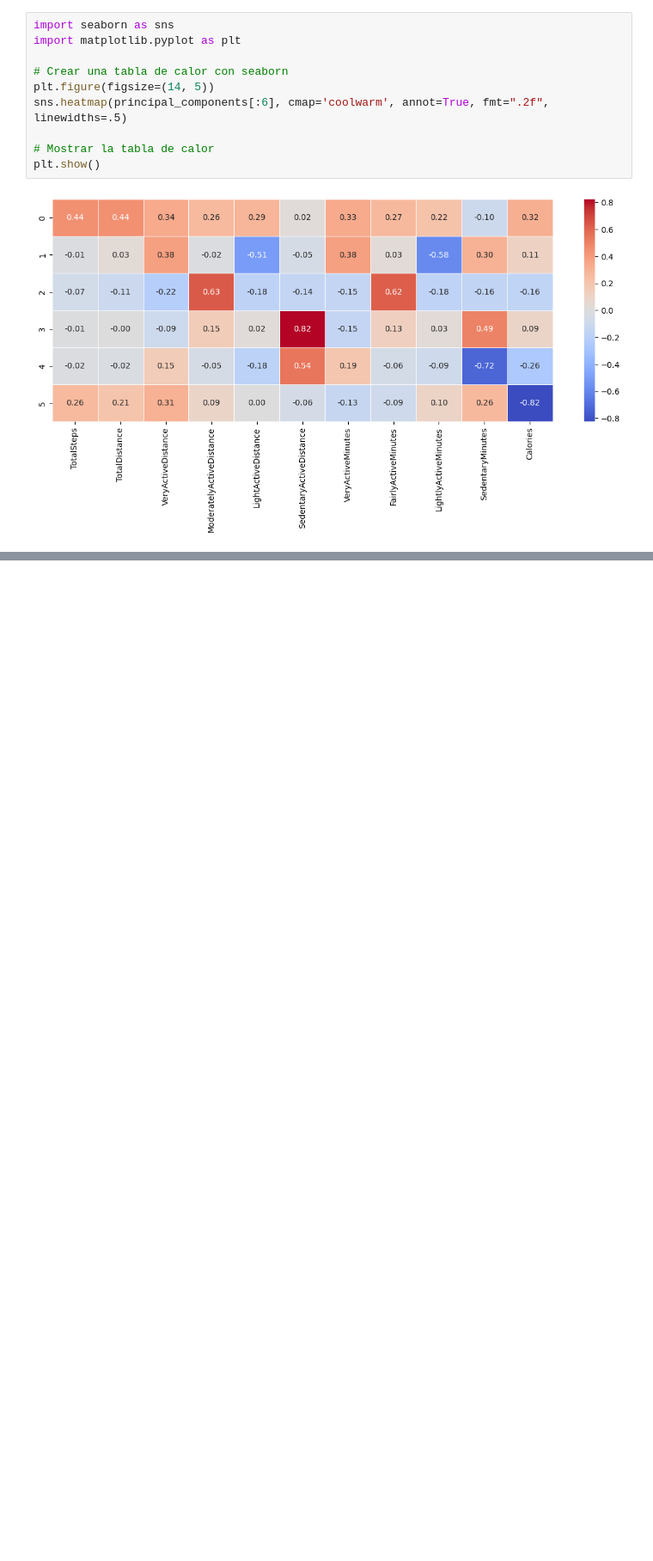
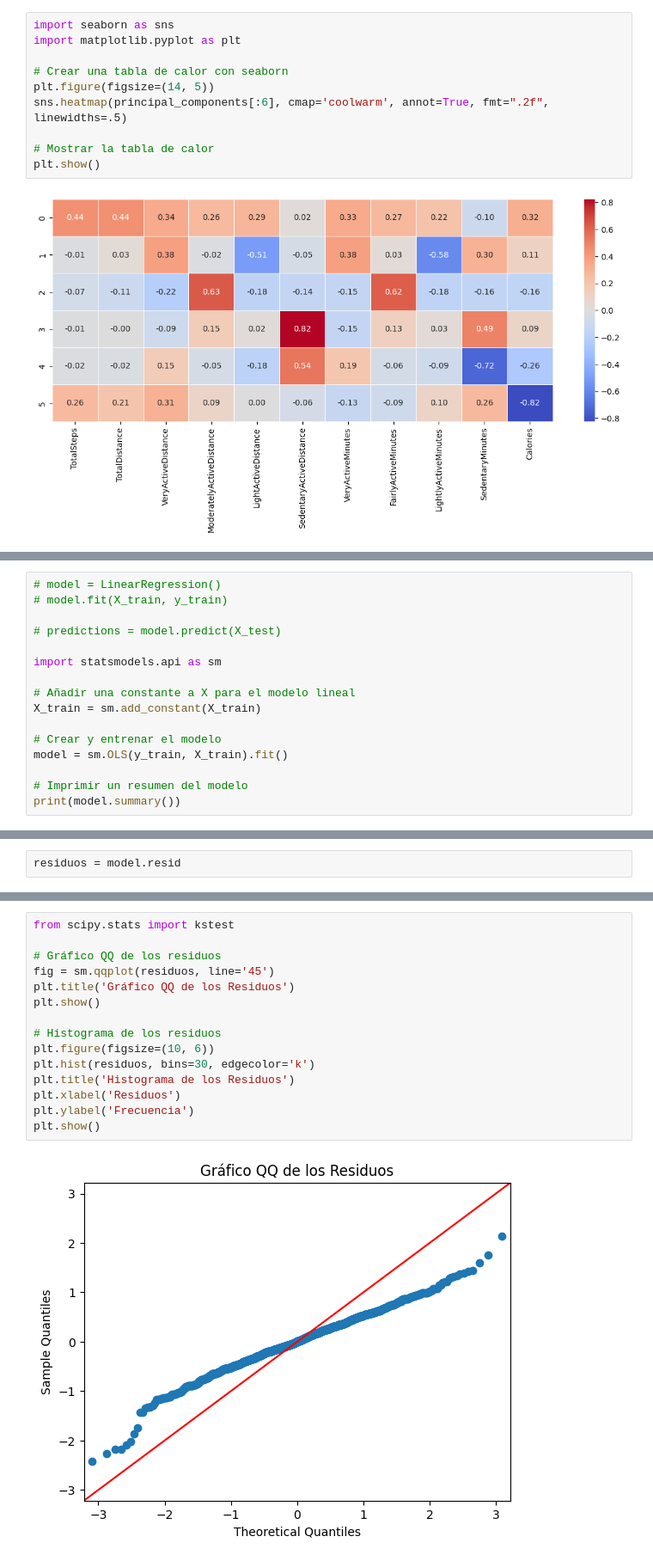
Before and after one commit to david-dlb/Estadistica-2024, a Jupyter notebook: fitness_analysis.ipynb, the cells around one changed output, grey strips where cells are left out. Shown at 86% size. Saved outputs shown, nothing was run; the diff lists cells and outputs as text; blank space fills up the shorter version.

```diff
--- a/fitness_analysis.ipynb
+++ b/fitness_analysis.ipynb
@@ -852,0 +931,16 @@ plt.show()
+# %%
+# model = LinearRegression()
+# model.fit(X_train, y_train)
+
+# predictions = model.predict(X_test)
+
+import statsmodels.api as sm
+
+# Añadir una constante a X para el modelo lineal
+X_train = sm.add_constant(X_train)
+
+# Crear y entrenar el modelo
+model = sm.OLS(y_train, X_train).fit()
+
+# Imprimir un resumen del modelo
+print(model.summary())
@@ -852,0 +1005,2 @@ plt.show()
+# %%
+residuos = model.resid
@@ -852,0 +1031,17 @@ plt.show()
+# %%
+from scipy.stats import kstest
+
+# Gráfico QQ de los residuos
+fig = sm.qqplot(residuos, line='45')
+plt.title('Gráfico QQ de los Residuos')
+plt.show()
+
+# Histograma de los residuos
+plt.figure(figsize=(10, 6))
+plt.hist(residuos, bins=30, edgecolor='k')
+plt.title('Histograma de los Residuos')
+plt.xlabel('Residuos')
+plt.ylabel('Frecuencia')
+plt.show()
+# %% [output]
+[figure, added]
```
Also changed, not shown: parts of 41 cells of this notebook.
